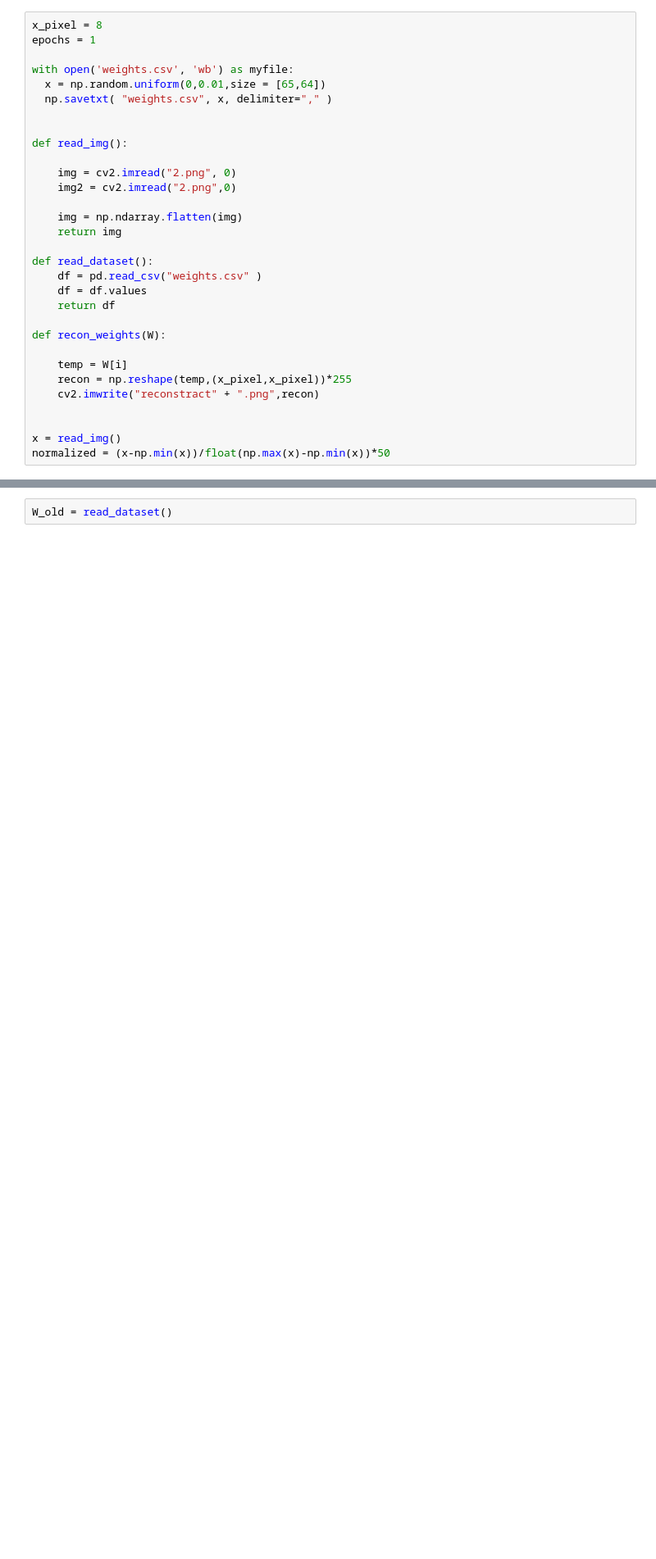
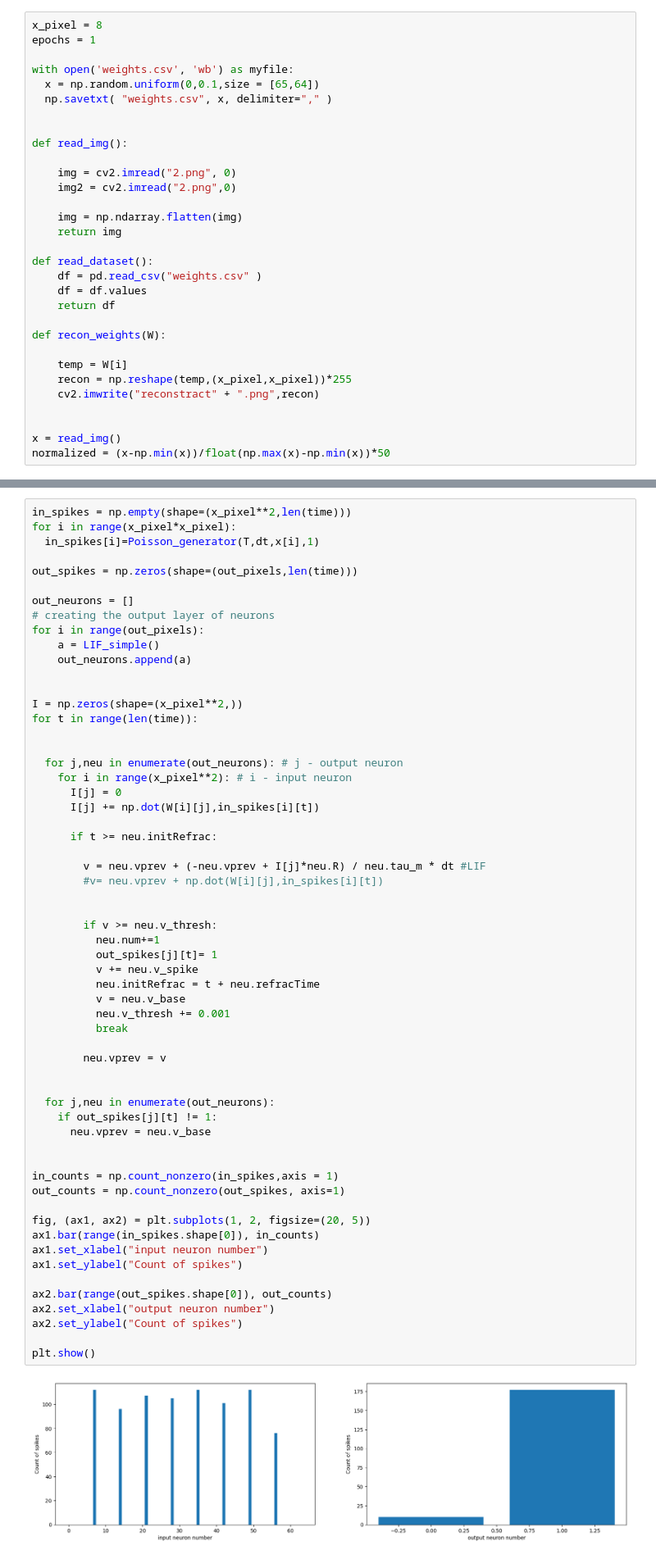
Before and after one commit to applevitya/lab, a Jupyter notebook: neuro_spike/simple_learning_model.ipynb, the cells around one changed output, grey strips where cells are left out. Shown: that part at 82% size. Saved outputs shown, nothing was run; the diff lists cells and outputs as text; blank space fills up the shorter version.

```diff
--- a/neuro_spike/simple_learning_model.ipynb
+++ b/neuro_spike/simple_learning_model.ipynb
@@ -13,7 +13,7 @@ x_pixel = 8
 epochs = 1
 
 with open('weights.csv', 'wb') as myfile:
-  x = np.random.uniform(0,0.01,size = [65,64])
+  x = np.random.uniform(0,0.1,size = [65,64])
   np.savetxt( "weights.csv", x, delimiter="," )
 
 
@@ -320,4 +311,63 @@ plt.show()
 # %% [markdown]
 # Testing
 # %%
-W_old = read_dataset()
+in_spikes = np.empty(shape=(x_pixel**2,len(time)))
+for i in range(x_pixel*x_pixel):
+  in_spikes[i]=Poisson_generator(T,dt,x[i],1)
+
+out_spikes = np.zeros(shape=(out_pixels,len(time)))
+
+out_neurons = []
+# creating the output layer of neurons
+for i in range(out_pixels):
+	a = LIF_simple()
+	out_neurons.append(a)
+
+
+I = np.zeros(shape=(x_pixel**2,))
+for t in range(len(time)):
+
+
+  for j,neu in enumerate(out_neurons): # j - output neuron
+    for i in range(x_pixel**2): # i - input neuron
+      I[j] = 0
+      I[j] += np.dot(W[i][j],in_spikes[i][t])
+
+      if t >= neu.initRefrac:
+
+        v = neu.vprev + (-neu.vprev + I[j]*neu.R) / neu.tau_m * dt #LIF
+        #v= neu.vprev + np.dot(W[i][j],in_spikes[i][t])
+
+
+        if v >= neu.v_thresh:
+          neu.num+=1
+          out_spikes[j][t]= 1
+          v += neu.v_spike
+          neu.initRefrac = t + neu.refracTime
+          v = neu.v_base
+          neu.v_thresh += 0.001
+          break
+
+        neu.vprev = v
+
+
+  for j,neu in enumerate(out_neurons):
+    if out_spikes[j][t] != 1:
+      neu.vprev = neu.v_base
+
+
+in_counts = np.count_nonzero(in_spikes,axis = 1)
+out_counts = np.count_nonzero(out_spikes, axis=1)
+
+fig, (ax1, ax2) = plt.subplots(1, 2, figsize=(20, 5))
+ax1.bar(range(in_spikes.shape[0]), in_counts)
+ax1.set_xlabel("input neuron number")
+ax1.set_ylabel("Count of spikes")
+
+ax2.bar(range(out_spikes.shape[0]), out_counts)
+ax2.set_xlabel("output neuron number")
+ax2.set_ylabel("Count of spikes")
+
+plt.show()
+# %% [output]
+[figure, added]
```
Also changed, not shown: parts of 10 cells of this notebook, 1 other file.
